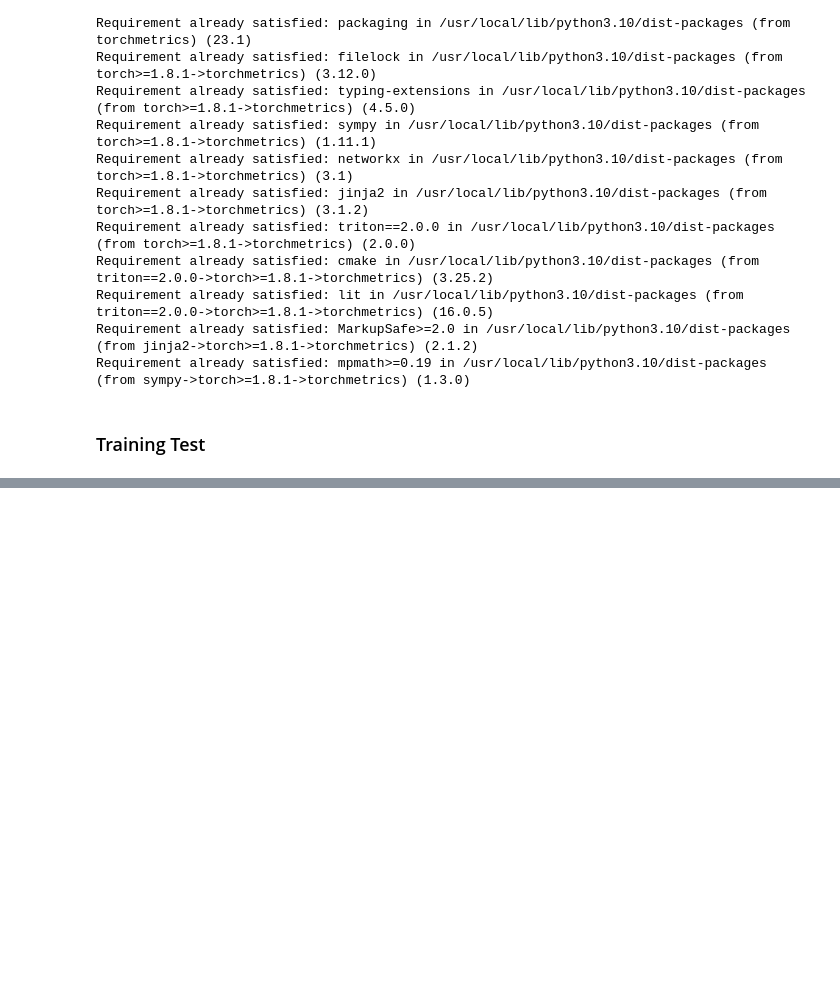
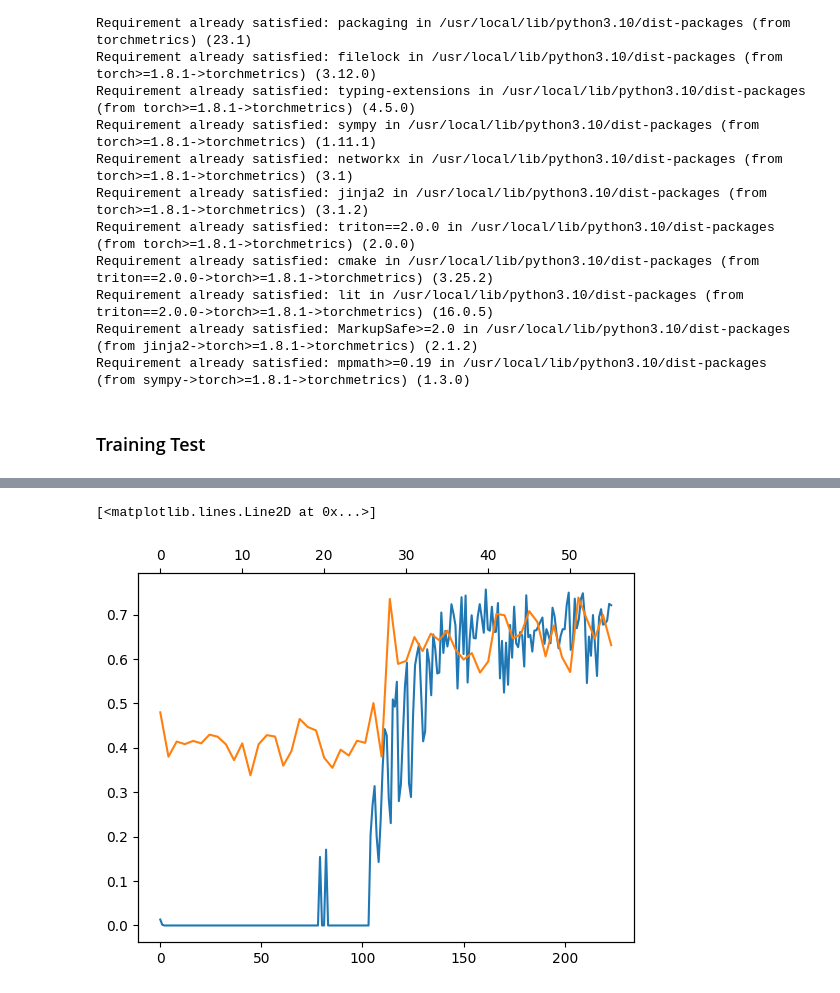
Before and after one commit to issyun/AutoOsu, a Jupyter notebook: model.ipynb, the cells around one changed output, grey strips where cells are left out. Saved outputs shown, nothing was run; the diff lists cells and outputs as text; code cells hidden in the pictures; blank space fills up the shorter version.

```diff
--- a/model.ipynb
+++ b/model.ipynb
@@ -333,0 +333,8 @@ plt.plot(trainer.train_loss_record)
+# %%
+fig, ax1 = plt.subplots()
+ax1.plot(trainer.train_np_f1_record, color='tab:blue')
+ax2 = ax1.twiny()
+ax2.plot(trainer.valid_np_f1_record, color='tab:orange')
+# %% [output]
+[<matplotlib.lines.Line2D at 0x...>]
+[figure, added]
```
Also changed, not shown: parts of 3 cells of this notebook.
